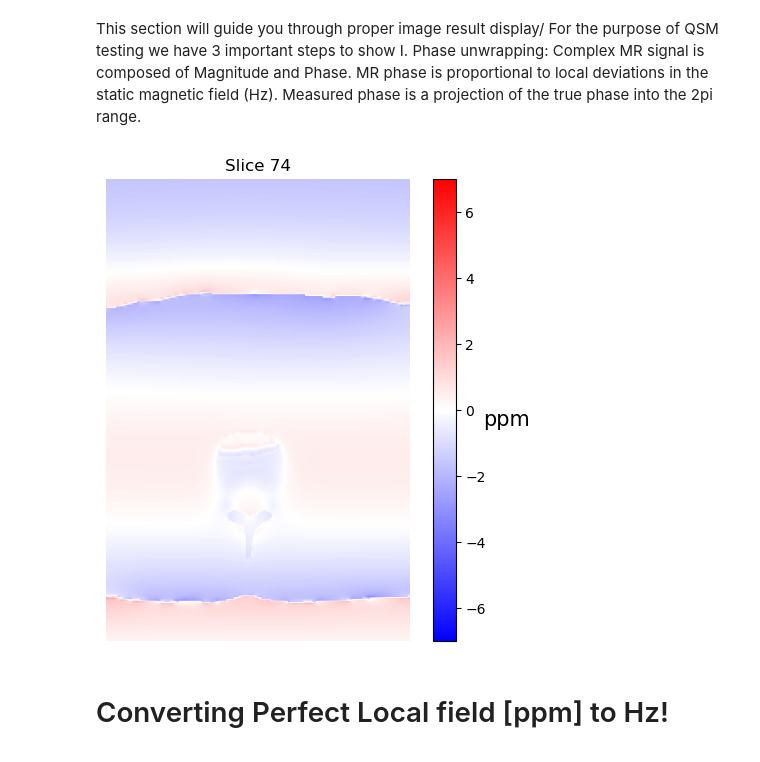
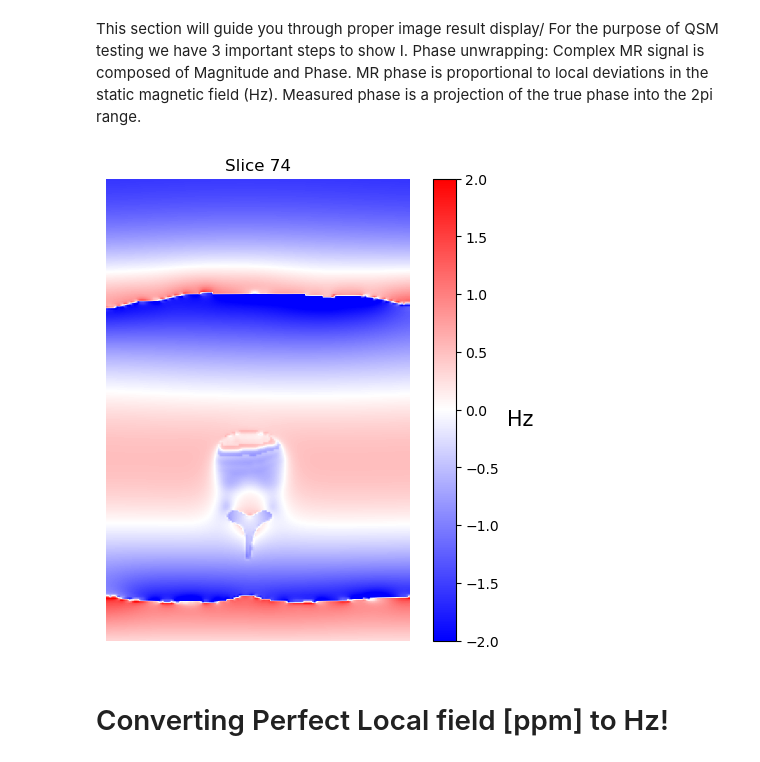
Before and after one commit to sriosq/Image-processing-strategies, a Jupyter notebook: qsm_testing/display.ipynb, the cells around one changed output. Drawn from its saved outputs; the diff is of its cells as text; code cells hidden in the pictures.

```diff
--- a/qsm_testing/display.ipynb
+++ b/qsm_testing/display.ipynb
@@ -51,14 +51,14 @@ def display_nifti_slice(filepath, slice_number, cbr_title, inf_limit = None, sup
 # %%
  # Select a long path outside of this folder
 long_path = "C:/Users/User/msc_project/Image-processing-strategies/compare_fieldmap/data/lung_fitting_project/manually_simulated/ismrm_2025_fms/quick_AMU/db0_AMU_VC_fm_ppm.nii.gz"
 
-display_nifti_slice(long_path, 73, 'ppm', inf_limit=-7, sup_limit= 7, cmap = 'bwr')
+display_nifti_slice(long_path, 73, 'Hz', inf_limit=-2, sup_limit= 2, cmap = 'bwr')
 
 
 #display_nifti_slice(path_to_img, 73, 'Hz', inf_limit=-400, sup_limit=400, cmap = 'bwr')
 # The number 73 is an example of slice selection, which is the "z" dimension to show an axial slice
 # %% [output]
-[figure, old version]
+[figure, new version]
 # %% [markdown]
 # Converting Perfect Local field [ppm] to Hz!
 # %%
```
Also changed, not shown: 9 other files.
